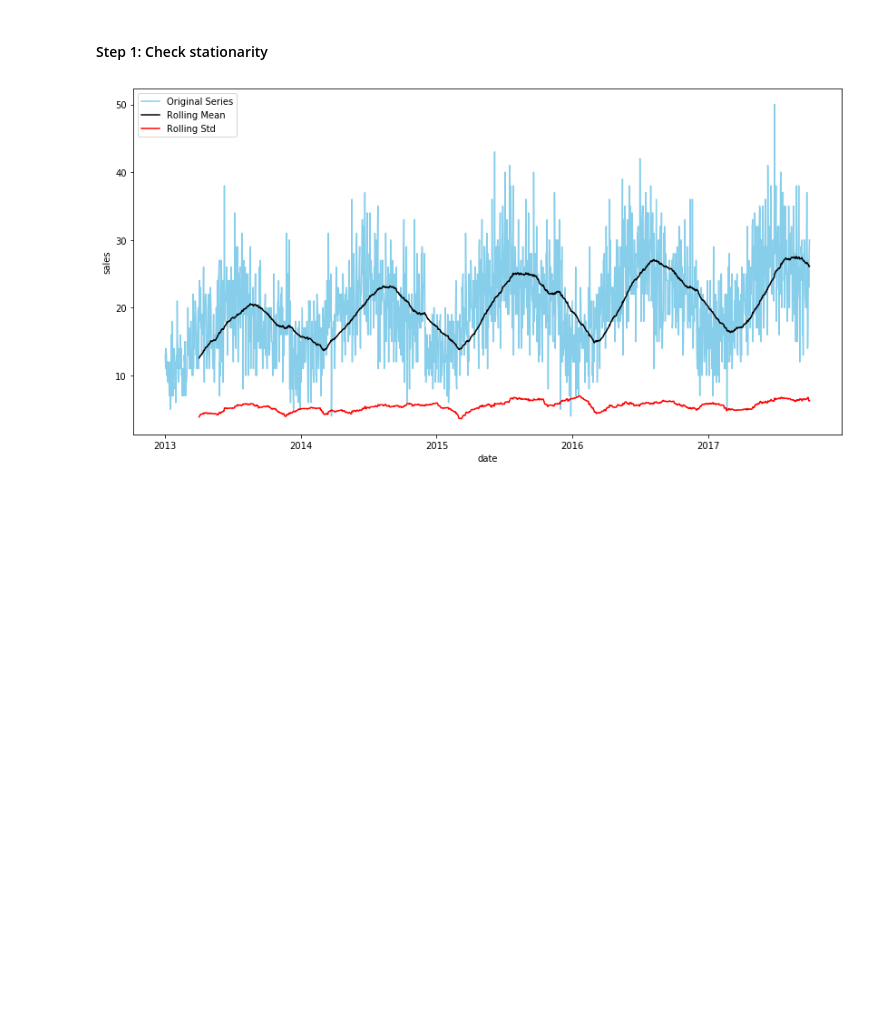
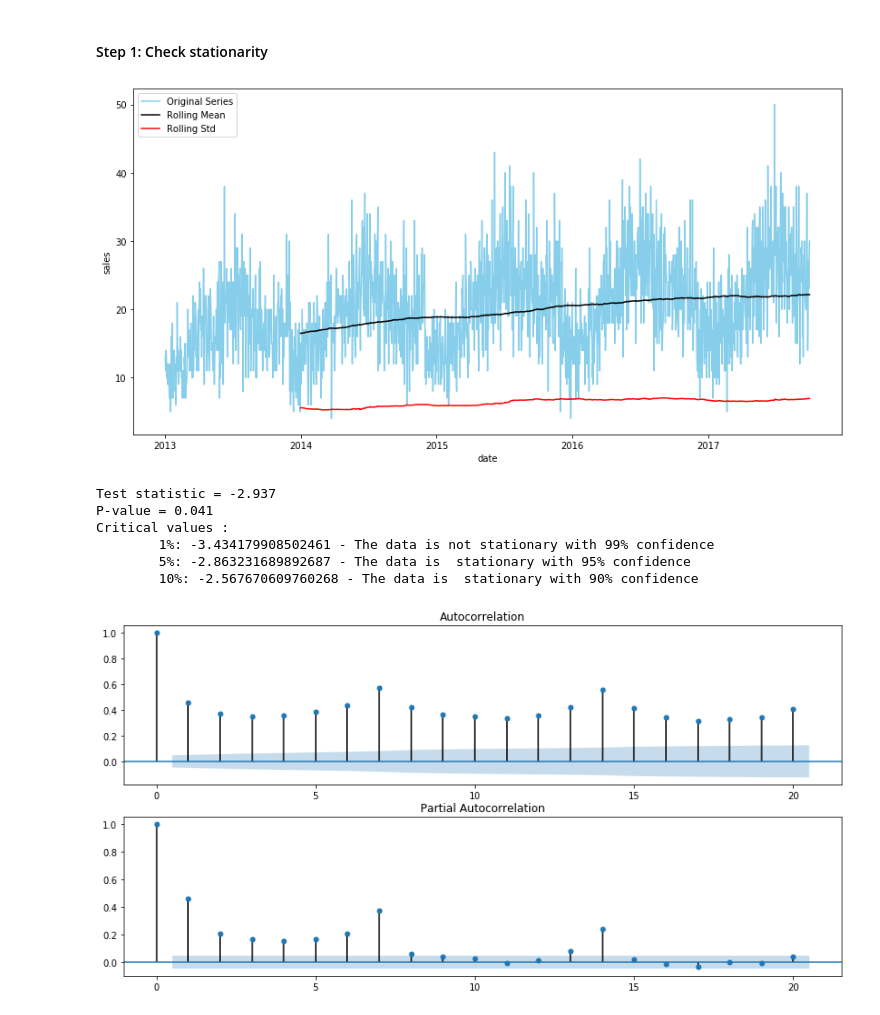
Before and after one commit to akshitvjain/product-sales-forecasting, a Jupyter notebook: notebook-sales-demand-forecasting.ipynb, the cells around one changed output. Drawn from its saved outputs; the diff is of its cells as text; code cells hidden in the pictures; blank space fills up the shorter version.

```diff
--- a/notebook-sales-demand-forecasting.ipynb
+++ b/notebook-sales-demand-forecasting.ipynb
@@ -328,19 +326,44 @@ result_df_hwd
 #### Step 1: Check stationarity
 # %%
 arima_df = train_df[['date', 'sales']].set_index('date')
-num_rows, num_cols = test_df.shape
+arima_test_df = test_df[['date', 'sales']].set_index('date')
 
-# Plotting rolling statistics
-rollmean = arima_df.rolling(window=num_rows).mean()
-rollstd = arima_df.rolling(window=num_rows).std()
+def test_stationarity(timeseries):
+    # Plotting rolling statistics
+    rollmean = timeseries.rolling(window=365).mean()
+    rollstd = timeseries.rolling(window=365).std()
 
-plt.figure(figsize=(14,7))
-plt.plot(arima_df, color='skyblue', label='Original Series')
-plt.plot(rollmean, color='black', label='Rolling Mean')
-plt.plot(rollstd, color='red', label='Rolling Std')
-plt.legend(loc='best')
-plt.xlabel('date')
-plt.ylabel('sales')
-plt.show()
+    plt.figure(figsize=(14,7))
+    plt.plot(timeseries, color='skyblue', label='Original Series')
+    plt.plot(rollmean, color='black', label='Rolling Mean')
+    plt.plot(rollstd, color='red', label='Rolling Std')
+    plt.legend(loc='best')
+    plt.xlabel('date')
+    plt.ylabel('sales')
+    plt.show()
+
+    # Augmented Dickey-Fuller Test
+    adfuller_test = adfuller(timeseries, autolag='AIC')
+    print("Test statistic = {:.3f}".format(adfuller_test[0]))
+    print("P-value = {:.3f}".format(adfuller_test[1]))
+    print("Critical values :")
+
+    for key, value in adfuller_test[4].items():
+        print("\t{}: {} - The data is {} stationary with {}% confidence"
+              .format(key, value, '' if adfuller_test[0] < value else 'not', 100-int(key[:-1])))
+
+    # Autocorrelation Plots
+    fig, ax = plt.subplots(2, figsize=(14,7))
+    ax[0] = plot_acf(timeseries, ax=ax[0], lags=20)
+    ax[1] = plot_pacf(timeseries, ax=ax[1], lags=20)
+
+test_stationarity(arima_df.sales)
 # %% [output]
-[figure, old version]
+[figure, new version]
+Test statistic = -2.937
+P-value = 0.041
+Critical values :
+        1%: -3.434179908502461 - The data is not stationary with 99% confidence
+        5%: -2.863231689892687 - The data is  stationary with 95% confidence
+        10%: -2.567670609760268 - The data is  stationary with 90% confidence
+[figure, added]
```
Also changed, not shown: parts of 9 cells of this notebook.
